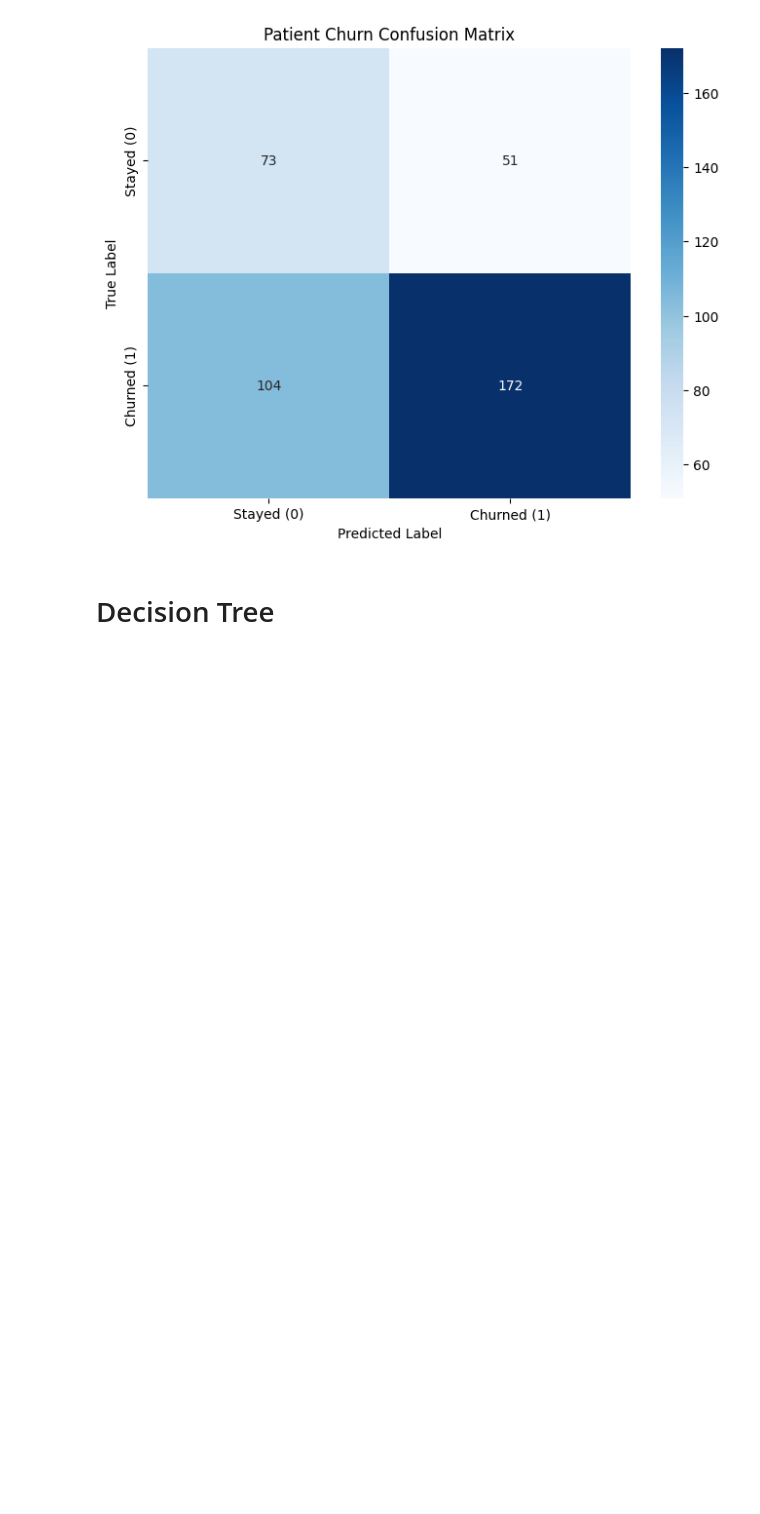
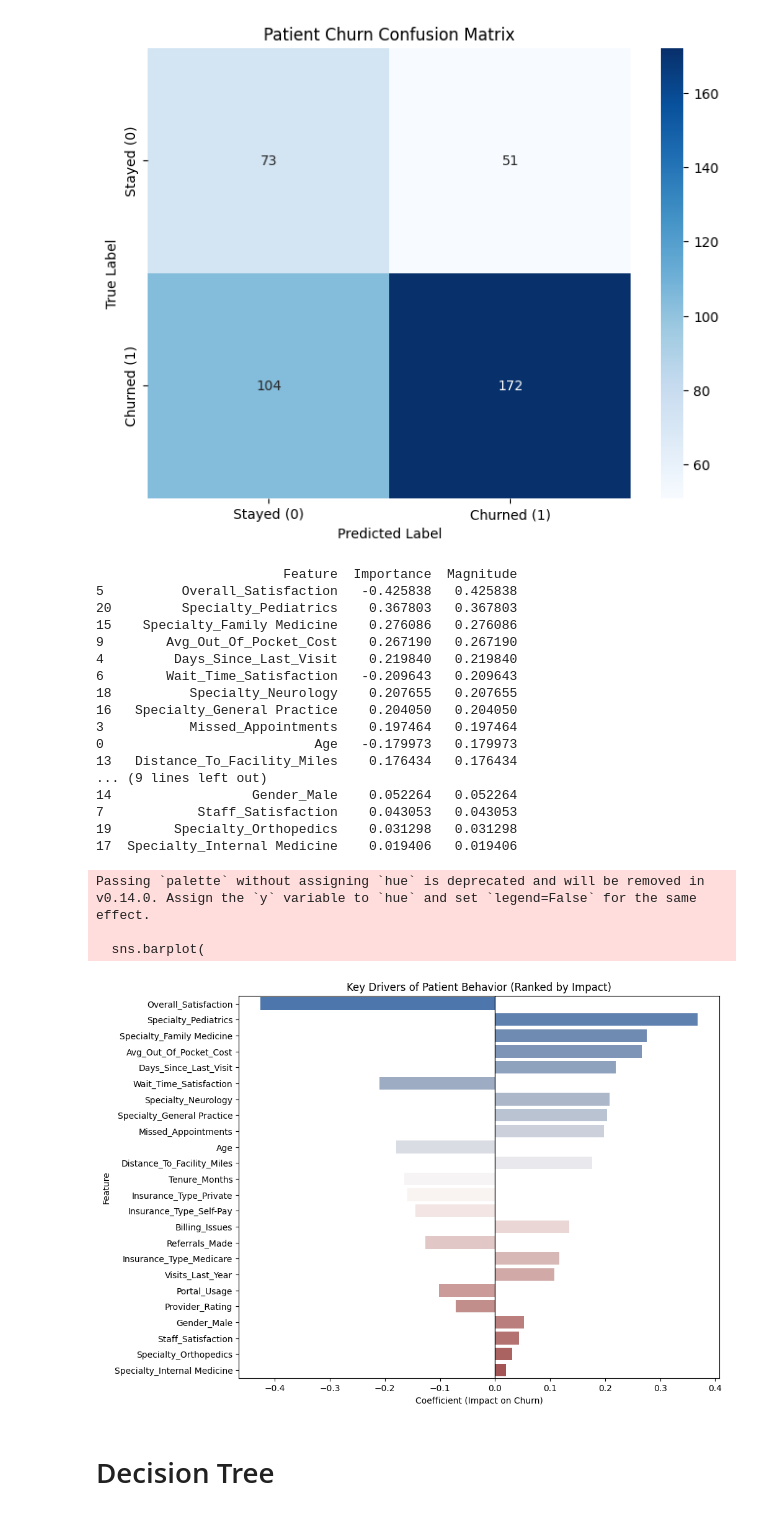
Before and after one commit to Gurdeep2005/AI_paper_code, a Jupyter notebook: models.ipynb, the cells around one changed output. Saved outputs shown, nothing was run; the diff lists cells and outputs as text; code cells hidden in the pictures; blank space fills up the shorter version.

```diff
--- a/models.ipynb
+++ b/models.ipynb
@@ -230,6 +230,56 @@ F1-Score: 0.6894
    macro avg       0.59      0.61      0.59       400
 weighted avg       0.66      0.61      0.63       400
 [figure]
+# %%
+# Create a DataFrame of features and their corresponding coefficients
+feature_importance = pd.DataFrame({
+    'Feature': X_train.columns,
+    'Importance': lr_model.coef_[0]
+})
+
+# 1. Add a magnitude column
+feature_importance['Magnitude'] = feature_importance['Importance'].abs()
+
+# 2. Sort by Magnitude (highest to lowest)
+feature_importance = feature_importance.sort_values(by='Magnitude', ascending=False)
+
+print(feature_importance[['Feature', 'Importance', 'Magnitude']])
+
+plt.figure(figsize=(10, 8))
+# We sort the dataframe by 'Magnitude' before plotting
+sns.barplot(
+    x='Importance',
+    y='Feature',
+    data=feature_importance.sort_values(by='Magnitude', ascending=False),
+    palette='vlag' # Useful for showing divergent (pos/neg) values
+)
+
+plt.title('Key Drivers of Patient Behavior (Ranked by Impact)')
+plt.xlabel('Coefficient (Impact on Churn)')
+plt.axvline(x=0, color='black', lw=1)
+plt.show()
+# %% [output]
+                        Feature  Importance  Magnitude
+5          Overall_Satisfaction   -0.425838   0.425838
+20         Specialty_Pediatrics    0.367803   0.367803
+15    Specialty_Family Medicine    0.276086   0.276086
+9        Avg_Out_Of_Pocket_Cost    0.267190   0.267190
+4         Days_Since_Last_Visit    0.219840   0.219840
+6        Wait_Time_Satisfaction   -0.209643   0.209643
+18          Specialty_Neurology    0.207655   0.207655
+16   Specialty_General Practice    0.204050   0.204050
+3           Missed_Appointments    0.197464   0.197464
+0                           Age   -0.179973   0.179973
+13   Distance_To_Facility_Miles    0.176434   0.176434
+... (9 lines left out)
+14                  Gender_Male    0.052264   0.052264
+7            Staff_Satisfaction    0.043053   0.043053
+19        Specialty_Orthopedics    0.031298   0.031298
+17  Specialty_Internal Medicine    0.019406   0.019406
+Passing `palette` without assigning `hue` is deprecated and will be removed in v0.14.0. Assign the `y` variable to `hue` and set `legend=False` for the same effect.
+
+  sns.barplot(
+[figure, added]
 # %% [markdown]
 # Decision Tree
 # %%
```
Also changed, not shown: parts of 3 cells of this notebook.
